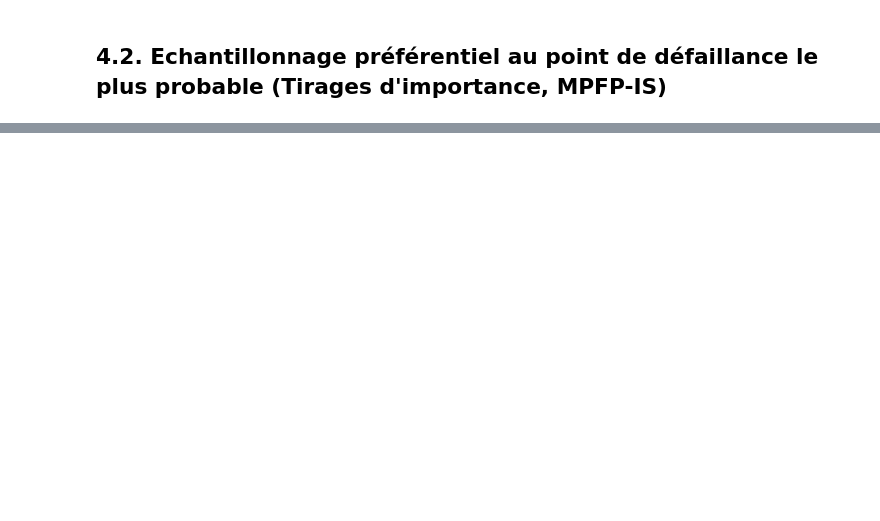
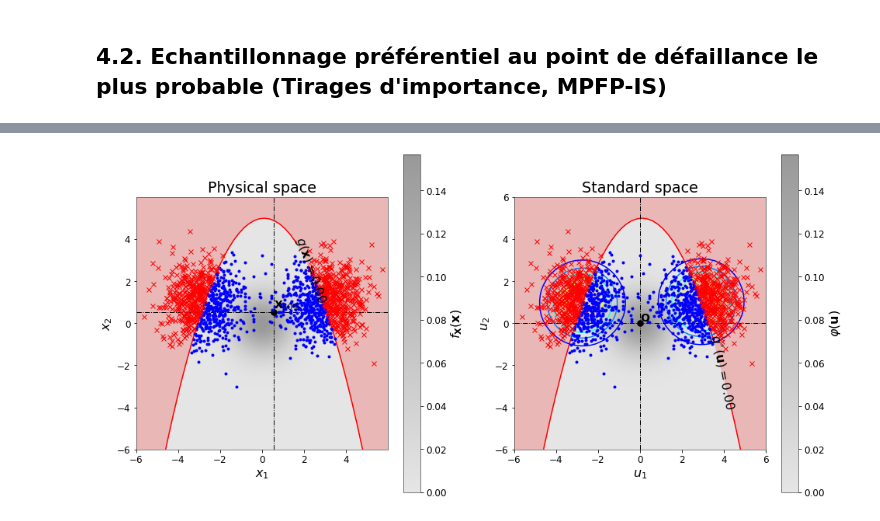
Before and after one commit to mbaudin47/hpcuqtraining, a Jupyter notebook: 2020/Scripts/Rare_Event/TP3_Rare_event_bonus_2.ipynb, the cells around one changed output, grey strips where cells are left out. Drawn from its saved outputs; the diff is of its cells as text; code cells hidden in the pictures; blank space fills up the shorter version.

```diff
--- a/2020/Scripts/Rare_Event/TP3_Rare_event_bonus_2.ipynb
+++ b/2020/Scripts/Rare_Event/TP3_Rare_event_bonus_2.ipynb
@@ -237,10 +237,10 @@ g.clearHistory()
 Tinv = input_distribution.getInverseIsoProbabilisticTransformation()
 
 # Définition du problème d'optimisation
-gt = ot.NumericalMathFunction(g, Tinv) # BUG
-optimProblem = ot.OptimizationProblem(gt, 0.)
+gt = ot.ComposedFunction(g, Tinv)
+optimProblem = ot.NearestPointProblem(gt, 0.)
 
-# Algorithme AbdoRackwitz
+## Algorithme AbdoRackwitz
 design_point_algorithm = ot.AbdoRackwitz(optimProblem)
 
 # Point de départ multiples fixé manuellement
@@ -359,16 +372,18 @@ View(IS_algorithm.drawProbabilityConvergence(), figure_kwargs={'figsize':(10,6)}
 # %%
 fig = plt.figure(figsize=(16, 8))
-input_sample = np.array(g.getHistoryInput().getSample())
-output_sample = np.ravel(g.getHistoryOutput().getSample())
+input_sample = np.array(g.getInputHistory())
+output_sample = np.ravel(g.getOutputHistory())
 ax, data_plot = plot_in_physical_space(ax=fig.add_subplot(121))
 ax.plot(input_sample[output_sample > 0., 0], input_sample[output_sample > 0., 1], 'b.')
 ax.plot(input_sample[output_sample <= 0., 0], input_sample[output_sample <= 0., 1], 'rx')
 ax, data_plot = plot_in_standard_space(ax=fig.add_subplot(122))
 input_sample = np.array(input_distribution.getIsoProbabilisticTransformation()(input_sample))
 ax.contour(data_plot['u1_plot'], data_plot['u2_plot'],
            np.reshape(instrumental_distribution.computePDF(data_plot['uu_plot']),
                       data_plot['u1_plot'].shape),
            cmap=plt.matplotlib.cm.jet)
 ax.plot(input_sample[output_sample > 0., 0], input_sample[output_sample > 0., 1], 'b.')
 ax.plot(input_sample[output_sample <= 0., 0], input_sample[output_sample <= 0., 1], 'rx')
 fig.show()
+# %% [output]
+[figure, added]
```
Also changed, not shown: parts of 7 cells of this notebook, 2 other files.
